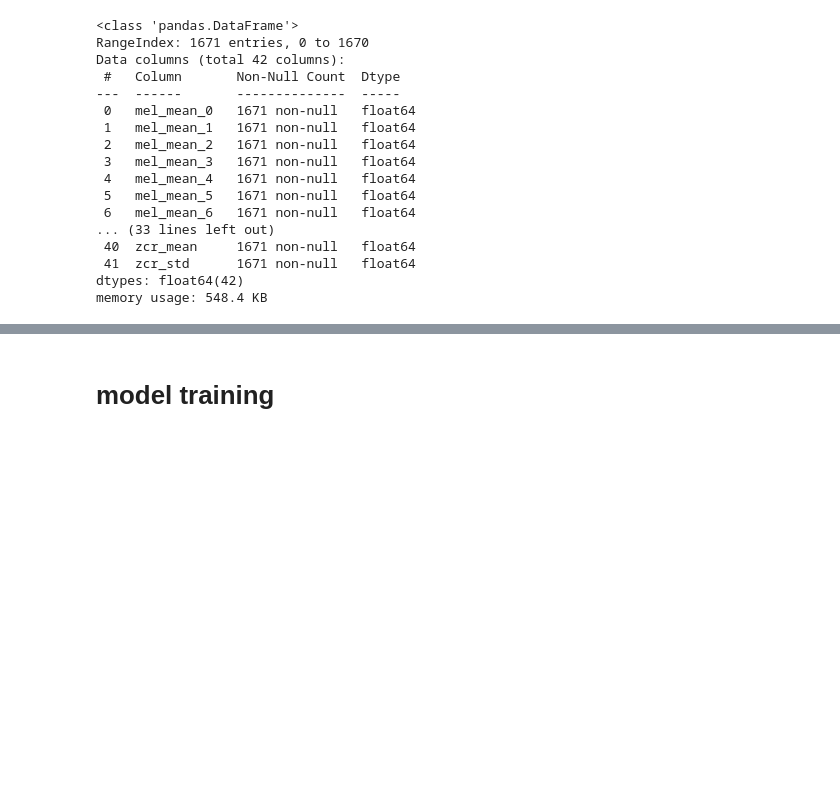
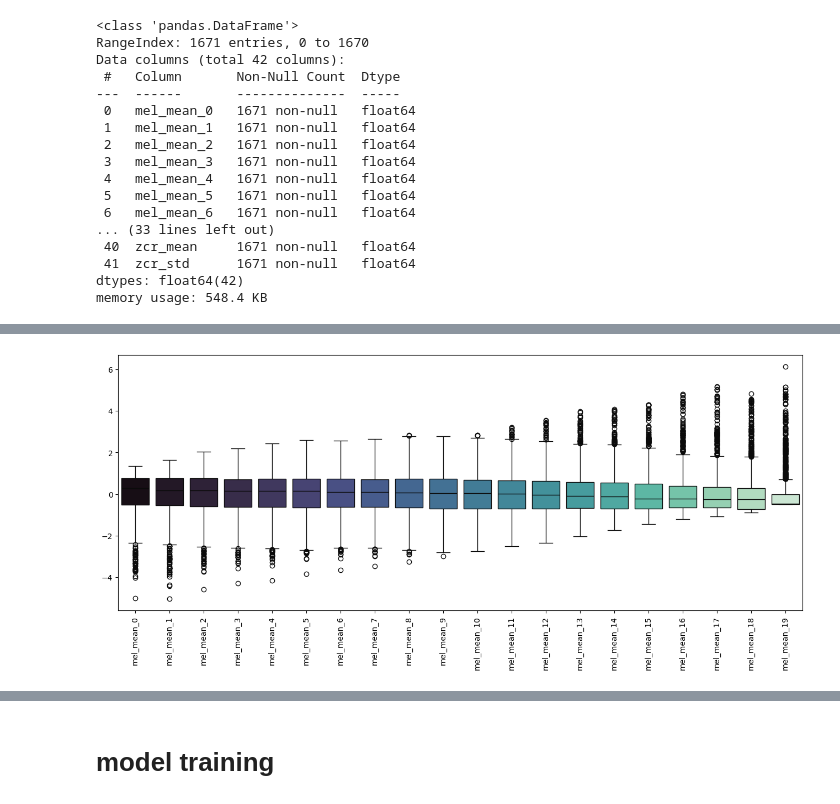
Before and after one commit to TetianaSoroka/kr_sounds_classifier, a Jupyter notebook: project/mn.ipynb, the cells around one changed output, grey strips where cells are left out. Drawn from its saved outputs; the diff is of its cells as text; code cells hidden in the pictures; blank space fills up the shorter version.

```diff
--- a/project/mn.ipynb
+++ b/project/mn.ipynb
@@ -301,0 +341,14 @@ memory usage: 548.4 KB
+# %%
+f, ax = plt.subplots(1,1,  figsize=(16, 6))
+mel_mean_cols = [col for col in X_train_df.columns if 'mel_mean' in col]
+sns.boxplot(
+    data=X_train_df[mel_mean_cols],
+    orient="v",
+    palette="mako",
+    ax = ax
+    )
+
+plt.xticks(rotation=90)
+plt.show()
+# %% [output]
+[figure, added]
```
Also changed, not shown: parts of 13 cells of this notebook.
